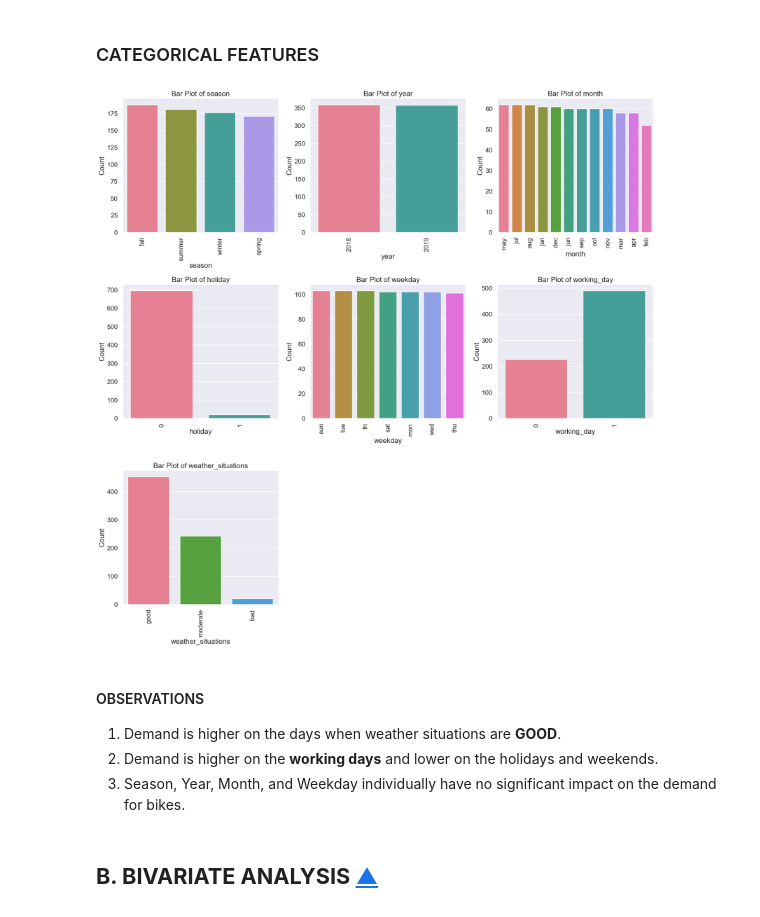
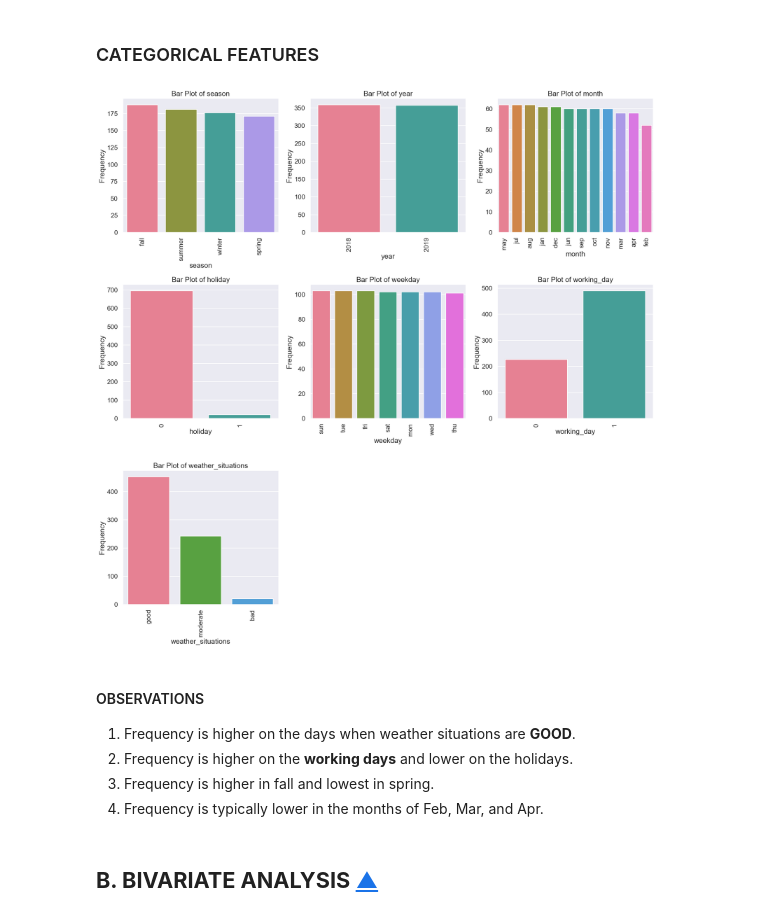
Before and after one commit to svenkatlata/Bike_Sharing_Multiple_Linear_Regression, a Jupyter notebook: Bike_Sharing_Multiple_Linear_Regression.ipynb, the cells around one changed output. Saved outputs shown, nothing was run; the diff lists cells and outputs as text; code cells hidden in the pictures.

```diff
--- a/Bike_Sharing_Multiple_Linear_Regression.ipynb
+++ b/Bike_Sharing_Multiple_Linear_Regression.ipynb
@@ -505,34 +506,35 @@ bike_sharing['count'].skew()
 # %%
 # Create a figure and axes
 plt.figure(figsize=(20, 20))
 
 # Loop through categorical columns and plot bar plots
 for i, column in enumerate(cat_cols, 1):
     plt.subplot(3, 3, i)
 
     # Calculate counts of each category
     count_data = bike_sharing[column].value_counts()
 
     # Create a bar plot
     sns.barplot(x=count_data.index, y=count_data.values, palette='husl')
 
     # Set title and labels
     plt.title(f'Bar Plot of {column}')
     plt.xlabel(column)
-    plt.ylabel('Count')
+    plt.ylabel('Frequency')
     plt.xticks(rotation=90, ha='center')
 
 # Adjust layout to fit all subplots
 plt.tight_layout()
 plt.show()
 # %% [output]
-[figure, old version]
+[figure, new version]
 # %% [markdown]
 #### OBSERVATIONS
 
-1. Demand is higher on the days when weather situations are **GOOD**.
-2. Demand is higher on the **working days** and lower on the holidays and weekends.
-3. Season, Year, Month, and Weekday individually have no significant impact on the demand for bikes.
+1. Frequency is higher on the days when weather situations are **GOOD**.
+2. Frequency is higher on the **working days** and lower on the holidays.
+3. Frequency is higher in fall and lowest in spring.
+4. Frequency is typically lower in the months of Feb, Mar, and Apr.
 # %% [markdown]
 ## **<a id='bivariate-analysis'>B. BIVARIATE ANALYSIS<a/>**  [▲](#top)
 # %% [markdown]
```
Also changed, not shown: parts of 36 cells of this notebook, 1 other file.
